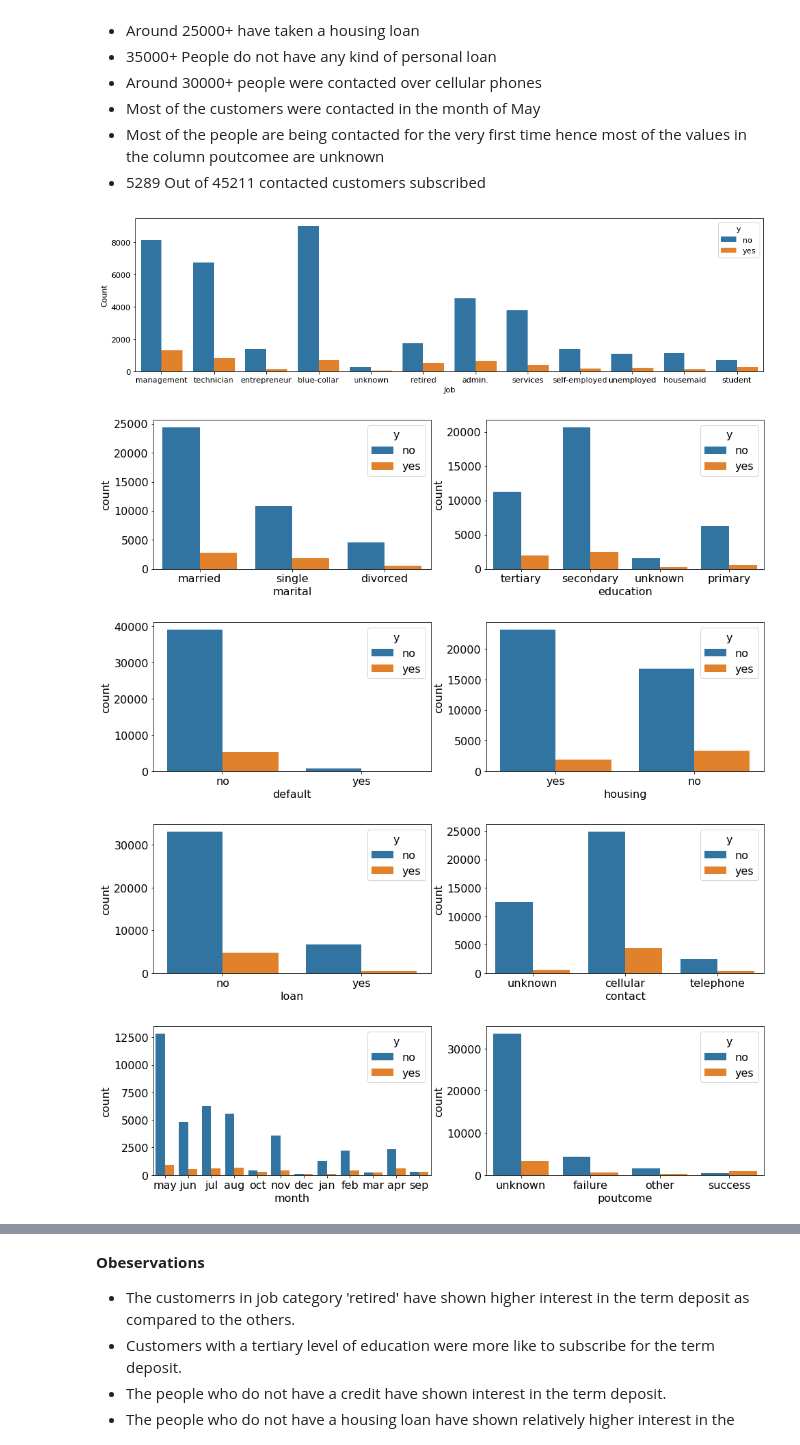
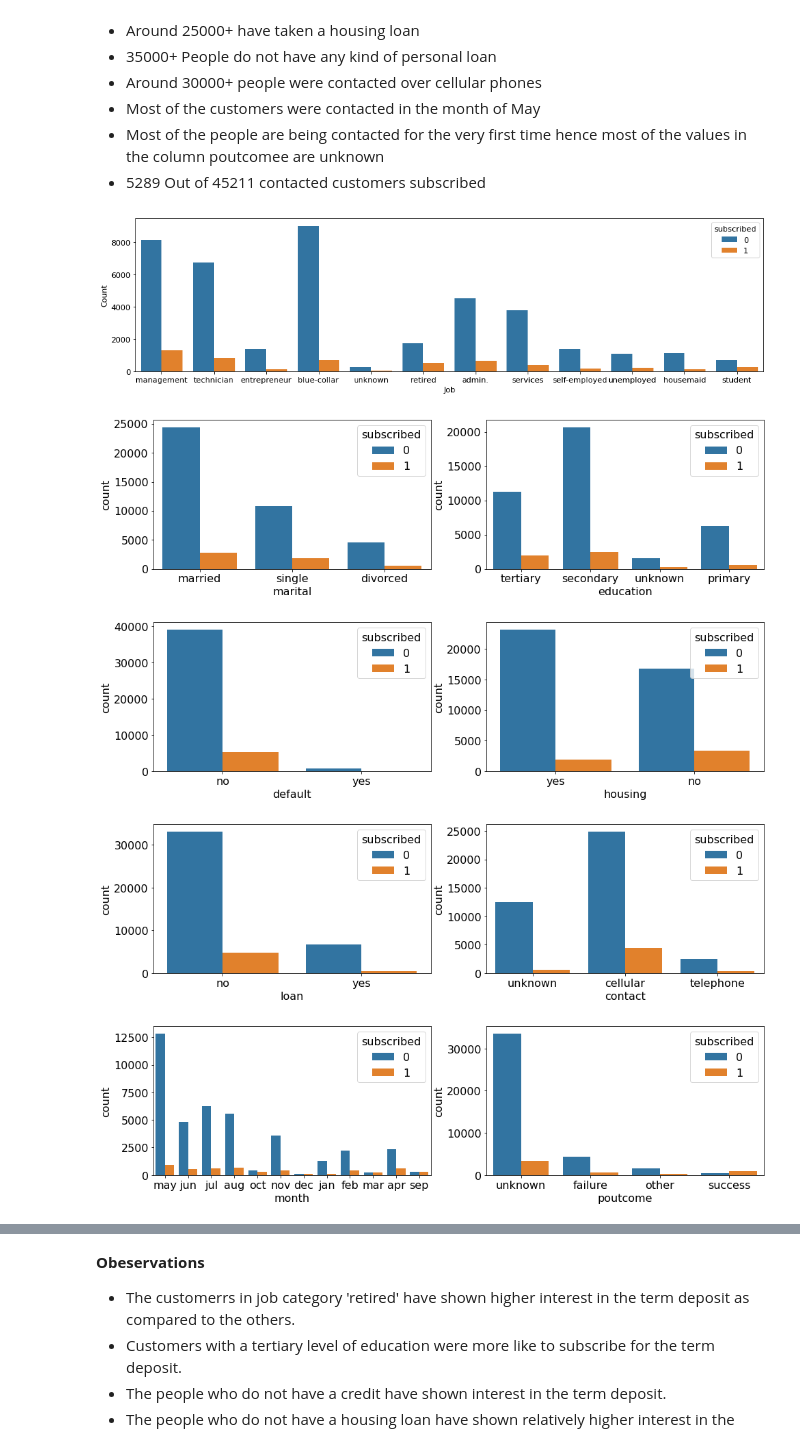
Before and after one commit to pankajvma/MiniProjects, a Jupyter notebook: Bank-Marketing-Prediction/Bank-marketing-predict-term-deposit.ipynb, the cells around one changed output, grey strips where cells are left out. Cells and saved outputs as stored; diff of their text form; code cells hidden in the pictures.

```diff
--- a/Bank-Marketing-Prediction/Bank-marketing-predict-term-deposit.ipynb
+++ b/Bank-Marketing-Prediction/Bank-marketing-predict-term-deposit.ipynb
@@ -182,7 +175,8 @@ dtype: int64
 - 5289 Out of 45211 contacted customers subscribed
 # %%
 # Adding a new column by name 'subscribed' to store the value '1' if subscribed, else '0'
-subscribed = len(df[df.y == 'yes'])
+df['subscribed'] = (df.y == 'yes').astype('int')
+df.drop('y', axis=1, inplace=True)
 # %%
 df.keys()
 # %% [output]
@@ -320,8 +313,8 @@ for col in numerical_data :
     plt.ylabel('Density')
 
     plt.subplot(1,2,2)
-    sns.boxplot(x='y', y = col, data =df, showmeans = True)
-    plt.xlabel('Target')
+    sns.boxplot(x='subscribed', y = col, data =df, showmeans = True)
+    plt.xlabel('Subscribed')
     plt.ylabel(col)
 
     plt.show()
@@ -451,34 +443,34 @@ for col in range(1, len(object_data) - 1, 2):
 # %%
 plt.rcParams.update({'font.size': 11})
 
 plt.figure(figsize=(16,4))
 plt.subplot().patch.set_visible(False)
-sns.countplot(x = df['job'], hue='y', data = df)
+sns.countplot(x = df['job'], hue='subscribed', data = df)
 plt.xlabel('Job')
 plt.ylabel('Count')
 
 plt.rcParams.update({'font.size': 16})
 
 plt.show()
 
 for col in range(1, len(object_data) - 1, 2):
     plt.figure(figsize=(16,4))
     col_index = col
     column_name = object_data[col_index]
     col_index += 1
     plt.subplot(1, 2, 1).patch.set_visible(False)
-    sns.countplot(x=df[column_name],hue='y',data=df)
+    sns.countplot(x=df[column_name],hue='subscribed',data=df)
 
     column_name = object_data[col_index]
     plt.subplot(1, 2, 2).patch.set_visible(False)
-    sns.countplot(x=df[column_name],hue='y',data=df)
+    sns.countplot(x=df[column_name],hue='subscribed',data=df)
 
     plt.show()
 # %% [output]
-[figure, old version]
+[figure, new version]
-[figure, old version]
+[figure, new version]
-[figure, old version]
+[figure, new version]
-[figure, old version]
+[figure, new version]
-[figure, old version]
+[figure, new version]
 # %%
 for col in object_data:
```
Also changed, not shown: parts of 54 cells of this notebook, 39 other files.
